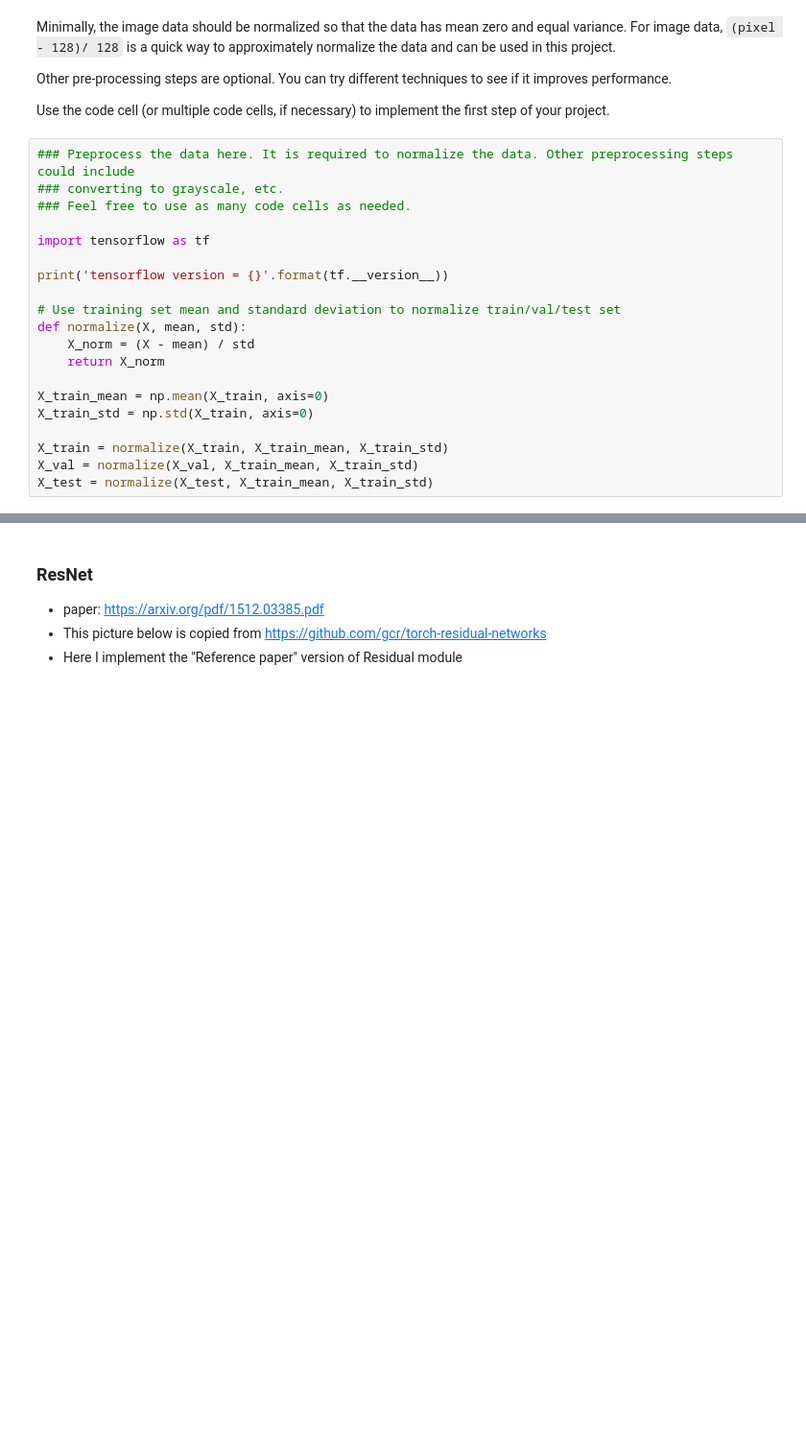
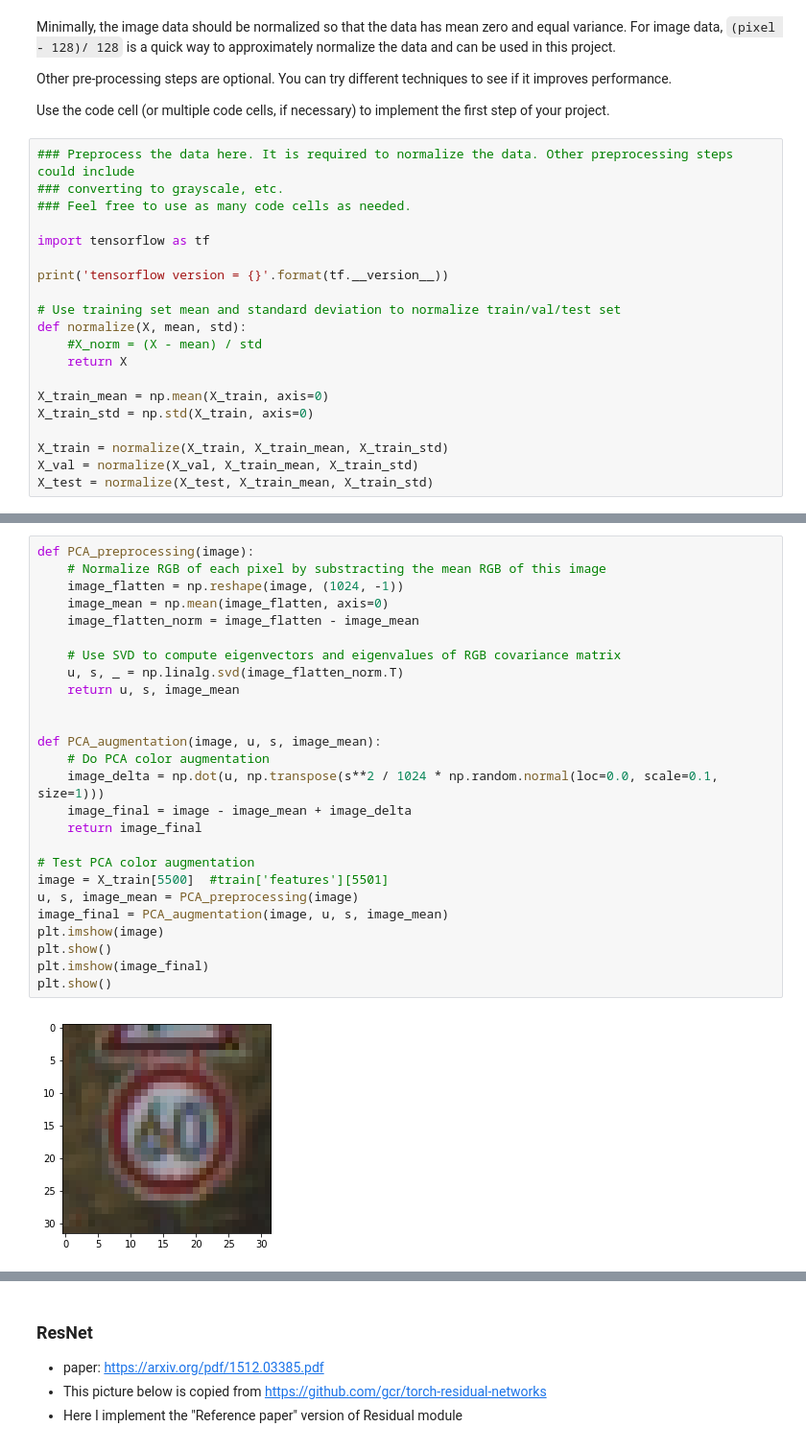
Before and after one commit to WangYuanMike/CarND-Traffic-Sign-Classifier-Project, a Jupyter notebook: Traffic_Sign_Classifier.ipynb, the cells around one changed output, grey strips where cells are left out. Shown at 96% size. Drawn from its saved outputs; the diff is of its cells as text; blank space fills up the shorter version.

```diff
--- a/Traffic_Sign_Classifier.ipynb
+++ b/Traffic_Sign_Classifier.ipynb
@@ -210,8 +210,8 @@ print('tensorflow version = {}'.format(tf.__version__))
 
 # Use training set mean and standard deviation to normalize train/val/test set
 def normalize(X, mean, std):
-    X_norm = (X - mean) / std
-    return X_norm
+    #X_norm = (X - mean) / std
+    return X
 
 X_train_mean = np.mean(X_train, axis=0)
 X_train_std = np.std(X_train, axis=0)
@@ -223,0 +227,28 @@ tensorflow version = 1.3.0
+# %%
+def PCA_preprocessing(image):
+    # Normalize RGB of each pixel by substracting the mean RGB of this image
+    image_flatten = np.reshape(image, (1024, -1))
+    image_mean = np.mean(image_flatten, axis=0)
+    image_flatten_norm = image_flatten - image_mean
+
+    # Use SVD to compute eigenvectors and eigenvalues of RGB covariance matrix
+    u, s, _ = np.linalg.svd(image_flatten_norm.T)
+    return u, s, image_mean
+
+
+def PCA_augmentation(image, u, s, image_mean):
+    # Do PCA color augmentation
+    image_delta = np.dot(u, np.transpose(s**2 / 1024 * np.random.normal(loc=0.0, scale=0.1, size=1)))
+    image_final = image - image_mean + image_delta
+    return image_final
+
+# Test PCA color augmentation
+image = X_train[5500]  #train['features'][5501]
+u, s, image_mean = PCA_preprocessing(image)
+image_final = PCA_augmentation(image, u, s, image_mean)
+plt.imshow(image)
+plt.show()
+plt.imshow(image_final)
+plt.show()
+# %% [output]
+[figure, added]
```
Also changed, not shown: parts of 19 cells of this notebook.
